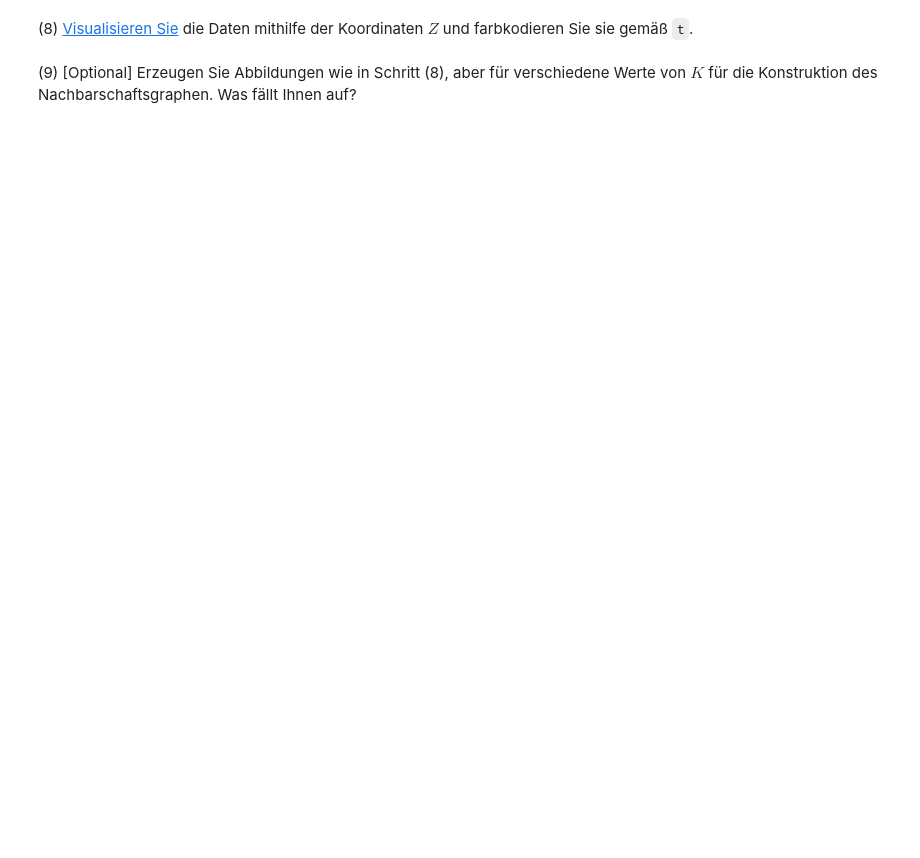
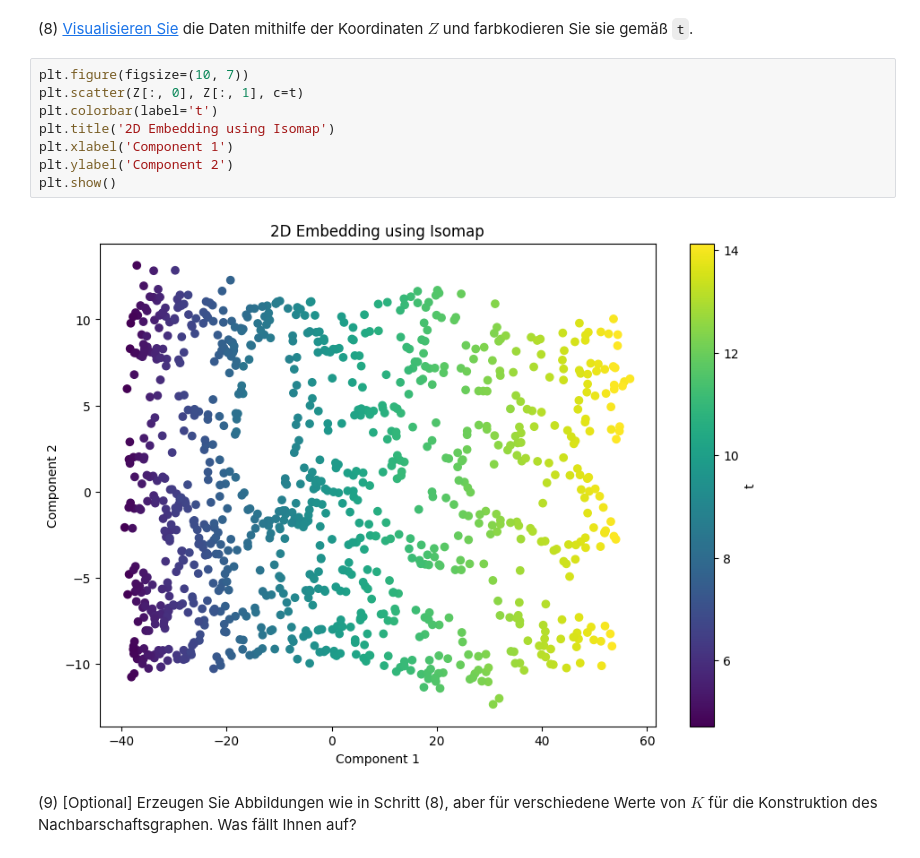
Before and after one commit to cortex359/ds.ss24, a Jupyter notebook: 07/TSRI-7.ipynb, the cells around one changed output. Cells and saved outputs as stored; diff of their text form; blank space fills up the shorter version.

```diff
--- a/07/TSRI-7.ipynb
+++ b/07/TSRI-7.ipynb
@@ -264,4 +314,14 @@ print(K_dense)
 # %% [markdown]
 (8) [Visualisieren Sie](https://matplotlib.org/stable/api/_as_gen/matplotlib.pyplot.scatter.html) die Daten mithilfe der Koordinaten $Z$ und farbkodieren Sie sie gemäß `t`.
+# %%
+plt.figure(figsize=(10, 7))
+plt.scatter(Z[:, 0], Z[:, 1], c=t)
+plt.colorbar(label='t')
+plt.title('2D Embedding using Isomap')
+plt.xlabel('Component 1')
+plt.ylabel('Component 2')
+plt.show()
+# %% [output]
+[figure, added]
 # %% [markdown]
 (9) \[Optional\] Erzeugen Sie Abbildungen wie in Schritt (8), aber für verschiedene Werte von $K$ für die Konstruktion des Nachbarschaftsgraphen. Was fällt Ihnen auf?
```
Also changed, not shown: parts of 9 cells of this notebook.
